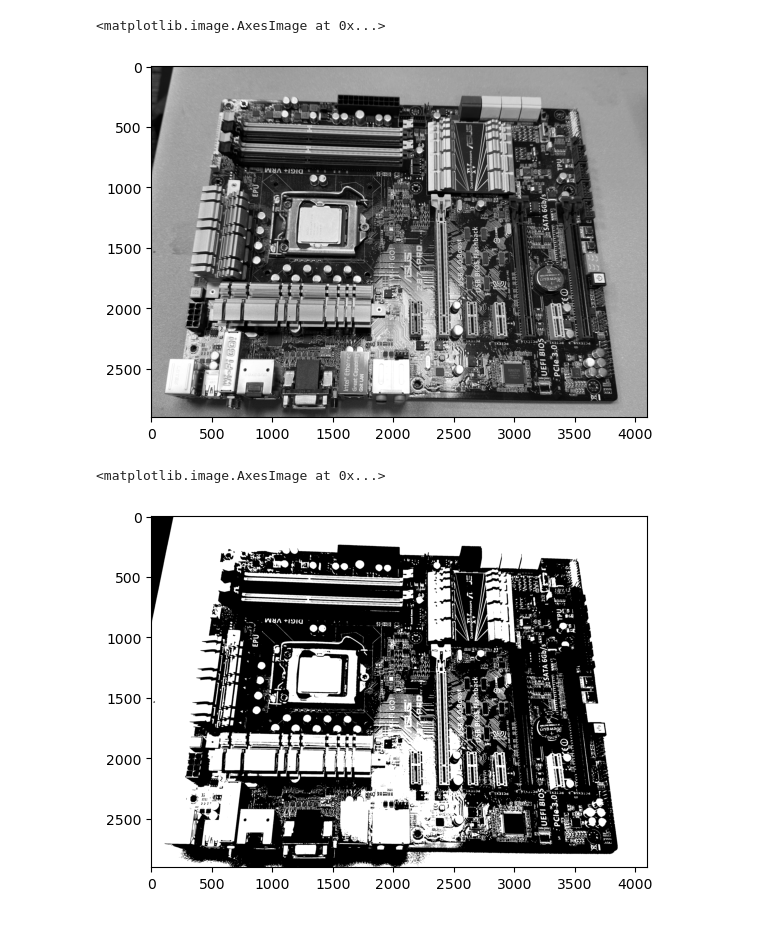
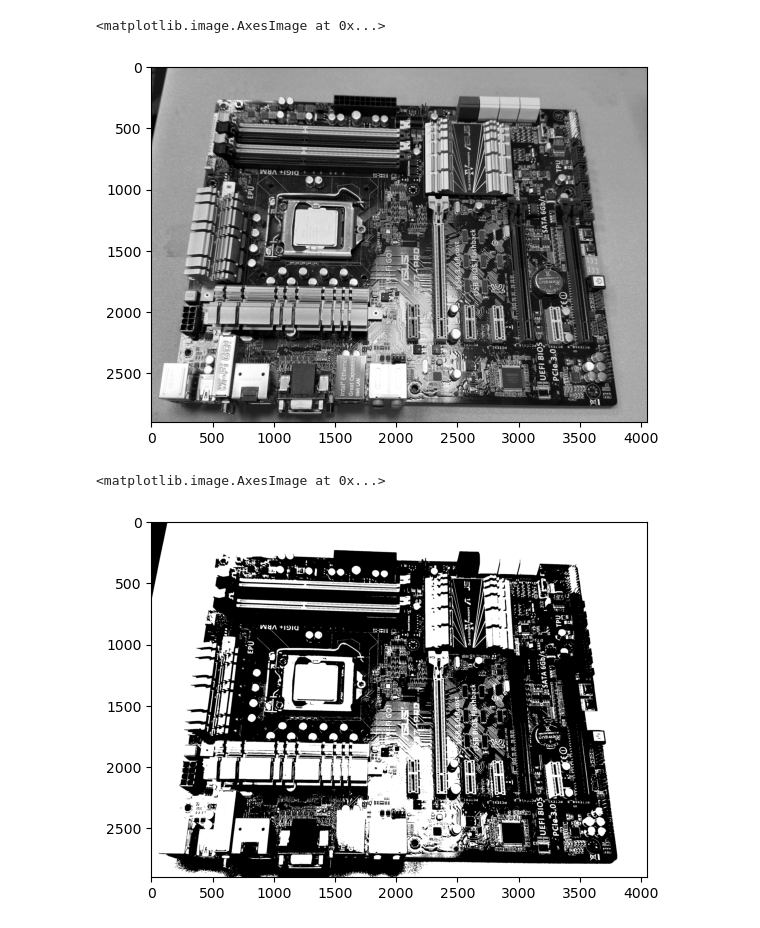
Before and after one commit to CaptainAhad/component-detection-project, a Jupyter notebook: Project 3 Code.ipynb, the cells around one changed output. Saved outputs shown, nothing was run; the diff lists cells and outputs as text; code cells hidden in the pictures.

```diff
--- a/Project 3 Code.ipynb
+++ b/Project 3 Code.ipynb
@@ -5,17 +5,17 @@ import matplotlib.pyplot as plt
 # %%
 #Loading image and converting to grayscale
 img = cv.imread('motherboard_image.JPEG')
 
-img = img[600:3500, 900:5000]
+img = img[600:3500, 950:5000]
 
 blur = cv.GaussianBlur(img, (5,5), 0)
 
 img_gray = cv.cvtColor(blur, cv.COLOR_BGR2GRAY)
 
 plt.imshow(img_gray, cmap = 'gray')
 # %% [output]
 <matplotlib.image.AxesImage at 0x...>
-[figure, old version]
+[figure, new version]
 # %%
 #Thresholding the image
 _, thresh = cv.threshold(img_gray, 0, 255, cv.THRESH_BINARY + cv.THRESH_OTSU)
@@ -23,4 +23,4 @@ _, thresh = cv.threshold(img_gray, 0, 255, cv.THRESH_BINARY + cv.THRESH_OTSU)
 plt.imshow(thresh, cmap='gray')
 # %% [output]
 <matplotlib.image.AxesImage at 0x...>
-[figure, old version]
+[figure, new version]
```
Also changed, not shown: parts of 4 cells of this notebook.
